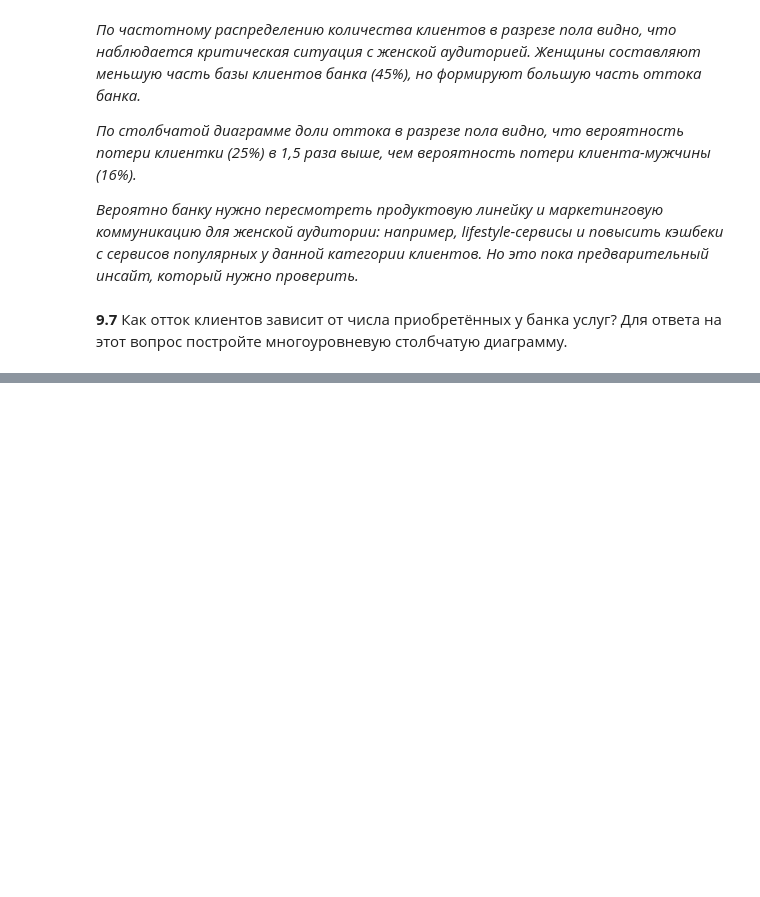
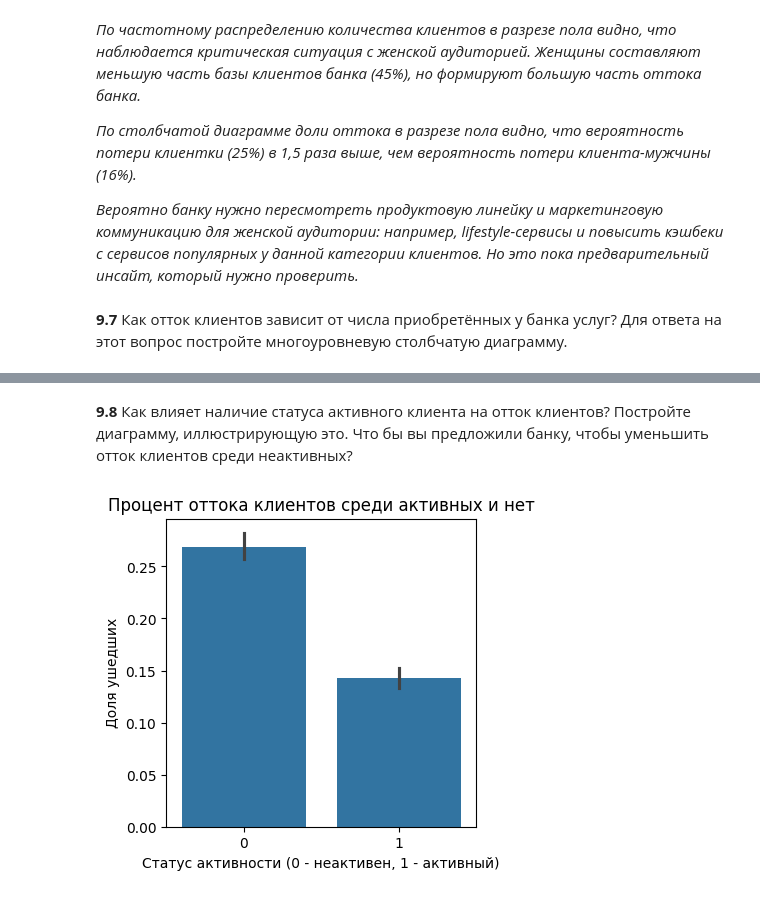
Before and after one commit to thetitorenko/sf_dspr, a Jupyter notebook: practice/PYTHON-13/PYTHON_13_Визуализация.ipynb, the cells around one changed output, grey strips where cells are left out. Saved outputs shown, nothing was run; the diff lists cells and outputs as text; code cells hidden in the pictures; blank space fills up the shorter version.

```diff
--- a/practice/PYTHON-13/PYTHON_13_Визуализация.ipynb
+++ b/practice/PYTHON-13/PYTHON_13_Визуализация.ipynb
@@ -263,0 +267,13 @@ _Вероятно клиентам не хватает продуктов бан
+# %% [markdown]
+**9.8** Как влияет наличие статуса активного клиента на отток клиентов? Постройте диаграмму, иллюстрирующую это. Что бы вы предложили банку, чтобы уменьшить отток клиентов среди неактивных?
+# %%
+# Строим столбчатую диаграмму доли оттока в разрезе статуса активности
+fig = plt.figure(figsize=(4, 4))
+bar = sns.barplot(data=churn_data, x='IsActiveMember', y='Exited')
+bar.set_title('Процент оттока клиентов среди активных и нет')
+bar.set_xlabel('Статус активности (0 - неактивен, 1 - активный)')
+bar.set_ylabel('Доля ушедших')
+
+plt.show()
+# %% [output]
+[figure, added]
```
Also changed, not shown: parts of 13 cells of this notebook.
